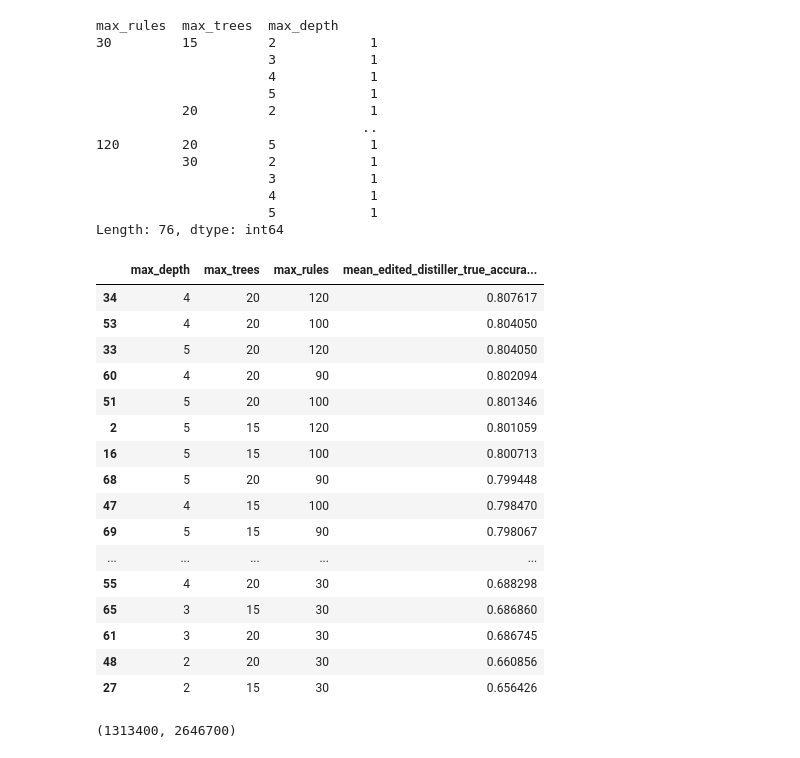
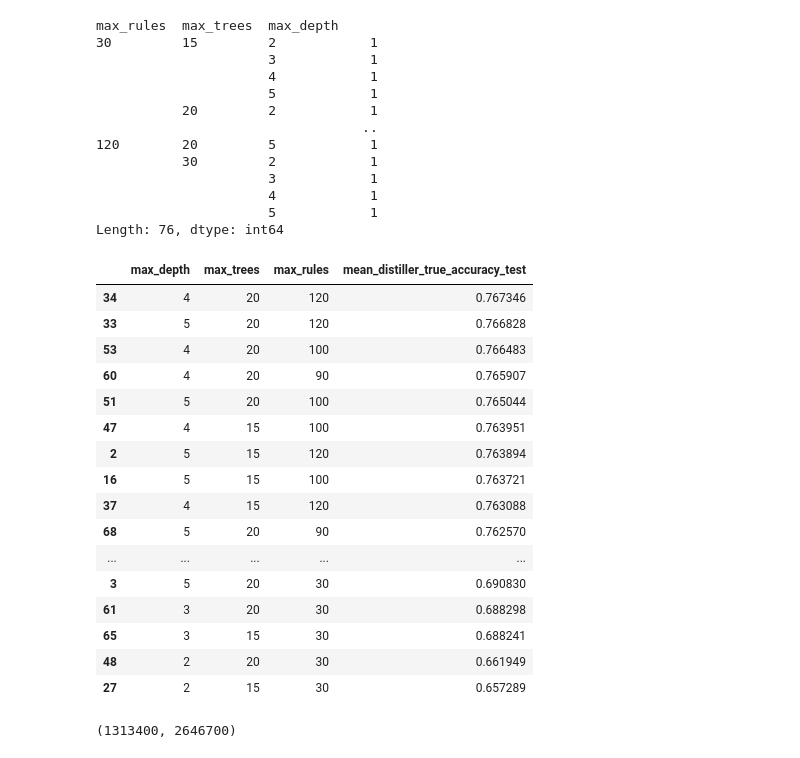
Before and after one commit to mattyshen/adaptiveTTI, a Jupyter notebook: notebooks/mold.ipynb, the cells around one changed output. Cells and saved outputs as stored; diff of their text form; code cells hidden in the pictures.

```diff
--- a/notebooks/mold.ipynb
+++ b/notebooks/mold.ipynb
@@ -149,25 +149,25 @@ r = r.drop(columns  = ['save_dir', 'save_dir_unique', 'use_cache', 'device']
 # %%
 r.loc[(r.X_type == 'binary') & (r.thresh == 0), 'X_type'] = 'F1'
 # %%
-r[['max_depth', 'max_trees', 'max_rules', 'mean_edited_distiller_true_accuracy_test']].sort_values('mean_edited_distiller_true_accuracy_test', ascending=False)[(r.max_trees <30)] #.mean_edited_distiler_true_accuracy_test #.mean_distiller_true_accuracy_test #.mean_edited_cbm_true_accuracy_test
+r[['max_depth', 'max_trees', 'max_rules', 'mean_distiller_true_accuracy_test']].sort_values('mean_distiller_true_accuracy_test', ascending=False)[(r.max_trees <30)] #.mean_edited_distiler_true_accuracy_test #.mean_distiller_true_accuracy_test #.mean_edited_cbm_true_accuracy_test
 # %% [output]
-|  | max_depth | max_trees | max_rules | mean_edited_distiller_true_accura... |
-| 34 | 4 | 20 | 120 | 0.807617 |
-| 53 | 4 | 20 | 100 | 0.804050 |
-| 33 | 5 | 20 | 120 | 0.804050 |
-| 60 | 4 | 20 | 90 | 0.802094 |
-| 51 | 5 | 20 | 100 | 0.801346 |
-| 2 | 5 | 15 | 120 | 0.801059 |
-| 16 | 5 | 15 | 100 | 0.800713 |
-| 68 | 5 | 20 | 90 | 0.799448 |
-| 47 | 4 | 15 | 100 | 0.798470 |
-| 69 | 5 | 15 | 90 | 0.798067 |
+|  | max_depth | max_trees | max_rules | mean_distiller_true_accuracy_test |
+| 34 | 4 | 20 | 120 | 0.767346 |
+| 33 | 5 | 20 | 120 | 0.766828 |
+| 53 | 4 | 20 | 100 | 0.766483 |
+| 60 | 4 | 20 | 90 | 0.765907 |
+| 51 | 5 | 20 | 100 | 0.765044 |
+| 47 | 4 | 15 | 100 | 0.763951 |
+| 2 | 5 | 15 | 120 | 0.763894 |
+| 16 | 5 | 15 | 100 | 0.763721 |
+| 37 | 4 | 15 | 120 | 0.763088 |
+| 68 | 5 | 20 | 90 | 0.762570 |
 | ... | ... | ... | ... | ... |
-| 55 | 4 | 20 | 30 | 0.688298 |
-| 65 | 3 | 15 | 30 | 0.686860 |
-| 61 | 3 | 20 | 30 | 0.686745 |
-| 48 | 2 | 20 | 30 | 0.660856 |
-| 27 | 2 | 15 | 30 | 0.656426 |
+| 3 | 5 | 20 | 30 | 0.690830 |
+| 61 | 3 | 20 | 30 | 0.688298 |
+| 65 | 3 | 15 | 30 | 0.688241 |
+| 48 | 2 | 20 | 30 | 0.661949 |
+| 27 | 2 | 15 | 30 | 0.657289 |
 # %%
 np.sum(np.arange(200)*np.arange(199, -1, -1)), np.sum(np.arange(200)*np.arange(200))
 # %% [output]
```
Also changed, not shown: 3 other files.
